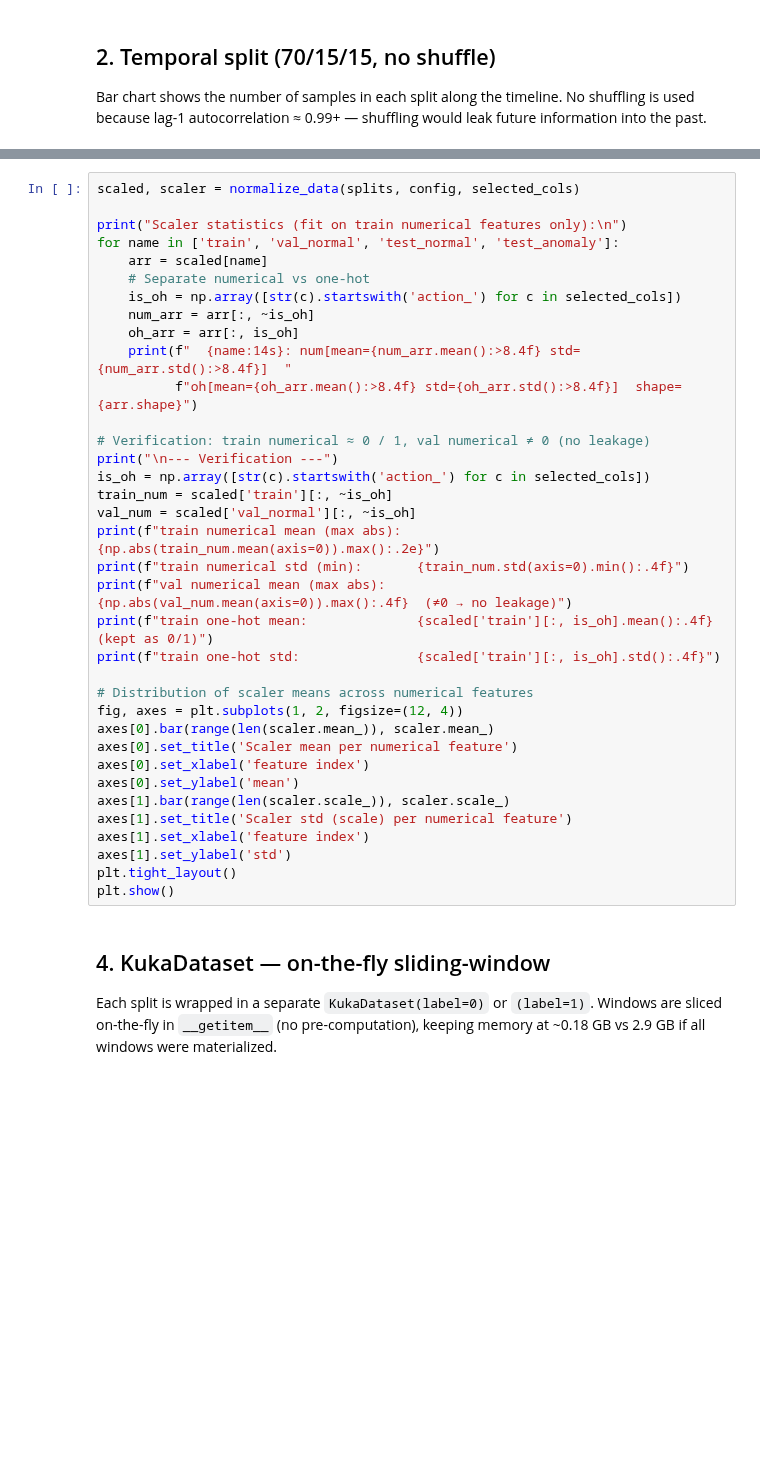
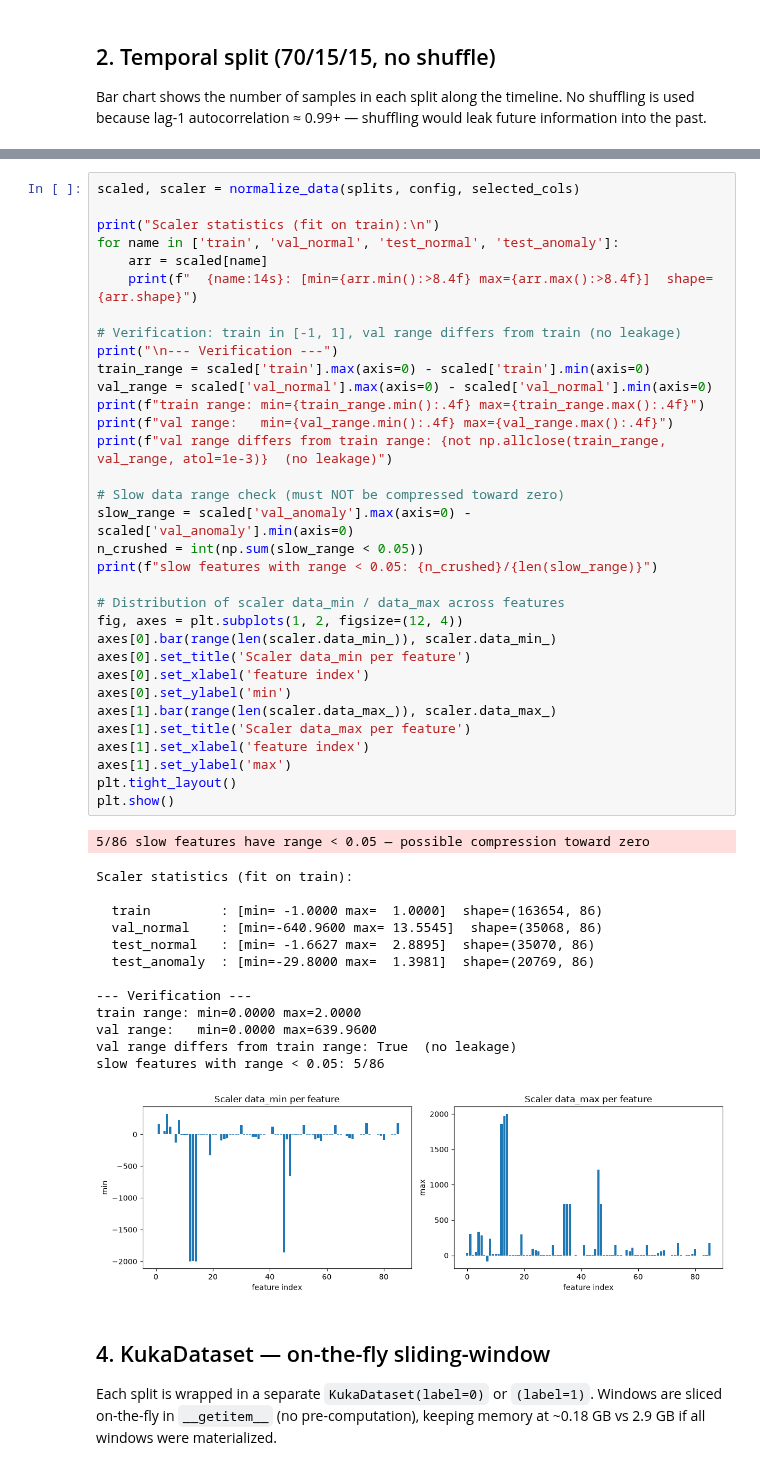
Before and after one commit to s349534/AM01-Detection-of-Anomalous-Behaviour-in-Industrial-Robot, a Jupyter notebook: notebooks/02_preprocessing.ipynb, the cells around one changed output, grey strips where cells are left out. Drawn from its saved outputs; the diff is of its cells as text; blank space fills up the shorter version.

```diff
--- a/notebooks/02_preprocessing.ipynb
+++ b/notebooks/02_preprocessing.ipynb
@@ -149,39 +153,51 @@ Val numerical mean ≠ 0 (printed below) confirms no data leakage.
 # %%
 scaled, scaler = normalize_data(splits, config, selected_cols)
 
-print("Scaler statistics (fit on train numerical features only):\n")
+print("Scaler statistics (fit on train):\n")
 for name in ['train', 'val_normal', 'test_normal', 'test_anomaly']:
     arr = scaled[name]
-    # Separate numerical vs one-hot
-    is_oh = np.array([str(c).startswith('action_') for c in selected_cols])
-    num_arr = arr[:, ~is_oh]
-    oh_arr = arr[:, is_oh]
-    print(f"  {name:14s}: num[mean={num_arr.mean():>8.4f} std={num_arr.std():>8.4f}]  "
-          f"oh[mean={oh_arr.mean():>8.4f} std={oh_arr.std():>8.4f}]  shape={arr.shape}")
+    print(f"  {name:14s}: [min={arr.min():>8.4f} max={arr.max():>8.4f}]  shape={arr.shape}")
 
-# Verification: train numerical ≈ 0 / 1, val numerical ≠ 0 (no leakage)
+# Verification: train in [-1, 1], val range differs from train (no leakage)
 print("\n--- Verification ---")
-is_oh = np.array([str(c).startswith('action_') for c in selected_cols])
-train_num = scaled['train'][:, ~is_oh]
-val_num = scaled['val_normal'][:, ~is_oh]
-print(f"train numerical mean (max abs):  {np.abs(train_num.mean(axis=0)).max():.2e}")
-print(f"train numerical std (min):       {train_num.std(axis=0).min():.4f}")
-print(f"val numerical mean (max abs):    {np.abs(val_num.mean(axis=0)).max():.4f}  (≠0 → no leakage)")
-print(f"train one-hot mean:              {scaled['train'][:, is_oh].mean():.4f}  (kept as 0/1)")
-print(f"train one-hot std:               {scaled['train'][:, is_oh].std():.4f}")
+train_range = scaled['train'].max(axis=0) - scaled['train'].min(axis=0)
+val_range = scaled['val_normal'].max(axis=0) - scaled['val_normal'].min(axis=0)
+print(f"train range: min={train_range.min():.4f} max={train_range.max():.4f}")
+print(f"val range:   min={val_range.min():.4f} max={val_range.max():.4f}")
+print(f"val range differs from train range: {not np.allclose(train_range, val_range, atol=1e-3)}  (no leakage)")
 
-# Distribution of scaler means across numerical features
+# Slow data range check (must NOT be compressed toward zero)
+slow_range = scaled['val_anomaly'].max(axis=0) - scaled['val_anomaly'].min(axis=0)
+n_crushed = int(np.sum(slow_range < 0.05))
+print(f"slow features with range < 0.05: {n_crushed}/{len(slow_range)}")
+
+# Distribution of scaler data_min / data_max across features
 fig, axes = plt.subplots(1, 2, figsize=(12, 4))
-axes[0].bar(range(len(scaler.mean_)), scaler.mean_)
-axes[0].set_title('Scaler mean per numerical feature')
+axes[0].bar(range(len(scaler.data_min_)), scaler.data_min_)
+axes[0].set_title('Scaler data_min per feature')
 axes[0].set_xlabel('feature index')
-axes[0].set_ylabel('mean')
-axes[1].bar(range(len(scaler.scale_)), scaler.scale_)
-axes[1].set_title('Scaler std (scale) per numerical feature')
+axes[0].set_ylabel('min')
+axes[1].bar(range(len(scaler.data_max_)), scaler.data_max_)
+axes[1].set_title('Scaler data_max per feature')
 axes[1].set_xlabel('feature index')
-axes[1].set_ylabel('std')
+axes[1].set_ylabel('max')
 plt.tight_layout()
 plt.show()
+# %% [output]
+5/86 slow features have range < 0.05 — possible compression toward zero
+Scaler statistics (fit on train):
+
+  train         : [min= -1.0000 max=  1.0000]  shape=(163654, 86)
+  val_normal    : [min=-640.9600 max= 13.5545]  shape=(35068, 86)
+  test_normal   : [min= -1.6627 max=  2.8895]  shape=(35070, 86)
+  test_anomaly  : [min=-29.8000 max=  1.3981]  shape=(20769, 86)
+
+--- Verification ---
+train range: min=0.0000 max=2.0000
+val range:   min=0.0000 max=639.9600
+val range differs from train range: True  (no leakage)
+slow features with range < 0.05: 5/86
+[figure, added]
 # %% [markdown]
 ## 4. KukaDataset — on-the-fly sliding-window
 
```
Also changed, not shown: parts of 11 cells of this notebook, 12 other files.
